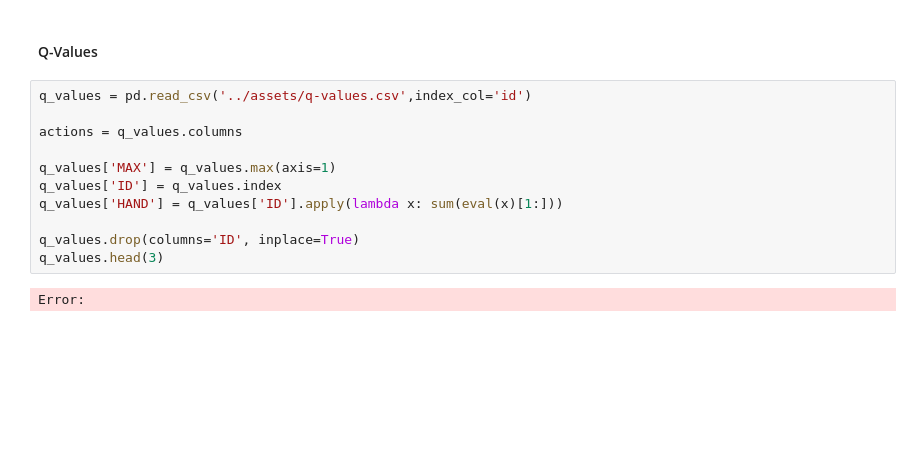
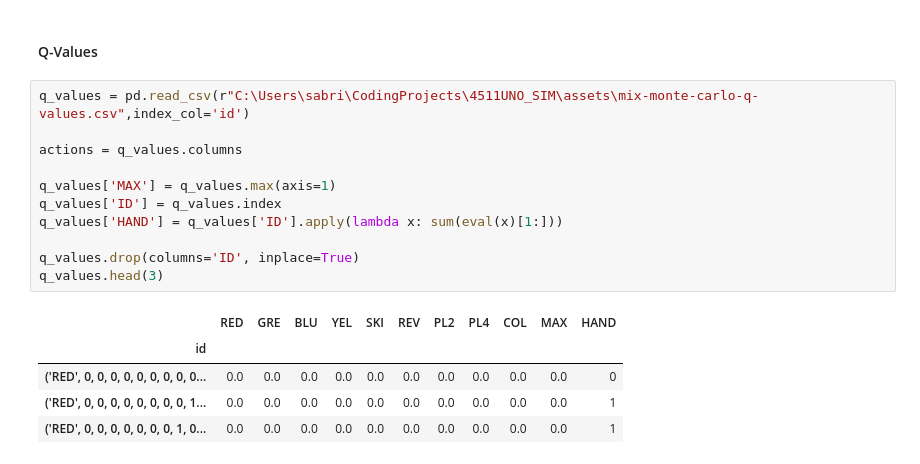
Before and after one commit to ww3ak/4511UNO_SIM, a Jupyter notebook: notebooks/mix-analysis.ipynb, the cells around one changed output. Drawn from its saved outputs; the diff is of its cells as text; blank space fills up the shorter version.

```diff
--- a/notebooks/mix-analysis.ipynb
+++ b/notebooks/mix-analysis.ipynb
@@ -74,18 +79,22 @@ Error:
 # %% [markdown]
 #### Q-Values
 # %%
-q_values = pd.read_csv('../assets/q-values.csv',index_col='id')
+q_values = pd.read_csv(r"C:\Users\sabri\CodingProjects\4511UNO_SIM\assets\mix-monte-carlo-q-values.csv",index_col='id')
 
 actions = q_values.columns
 
 q_values['MAX'] = q_values.max(axis=1)
 q_values['ID'] = q_values.index
 q_values['HAND'] = q_values['ID'].apply(lambda x: sum(eval(x)[1:]))
 
 q_values.drop(columns='ID', inplace=True)
 q_values.head(3)
 # %% [output]
-Error:
+|  | RED | GRE | BLU | YEL | SKI | REV | PL2 | PL4 | COL | MAX | HAND |
+| id |  |  |  |  |  |  |  |  |  |  |  |
+| ('RED', 0, 0, 0, 0, 0, 0, 0, 0, 0... | 0.0 | 0.0 | 0.0 | 0.0 | 0.0 | 0.0 | 0.0 | 0.0 | 0.0 | 0.0 | 0 |
+| ('RED', 0, 0, 0, 0, 0, 0, 0, 0, 1... | 0.0 | 0.0 | 0.0 | 0.0 | 0.0 | 0.0 | 0.0 | 0.0 | 0.0 | 0.0 | 1 |
+| ('RED', 0, 0, 0, 0, 0, 0, 0, 1, 0... | 0.0 | 0.0 | 0.0 | 0.0 | 0.0 | 0.0 | 0.0 | 0.0 | 0.0 | 0.0 | 1 |
 # %%
 q_curve = q_values.copy()
 q_curve[["HAND","MAX"]] = q_curve[["HAND","MAX"]].replace(0, np.NaN)
```
Also changed, not shown: parts of 6 cells of this notebook, 8 other files.
